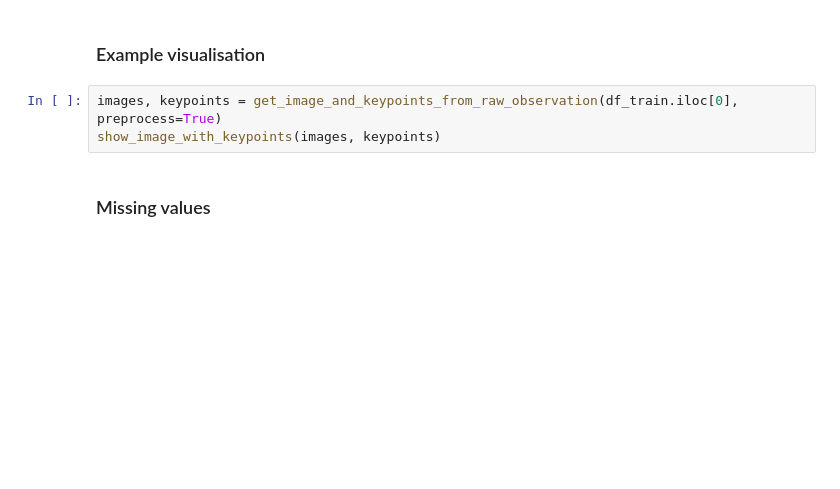
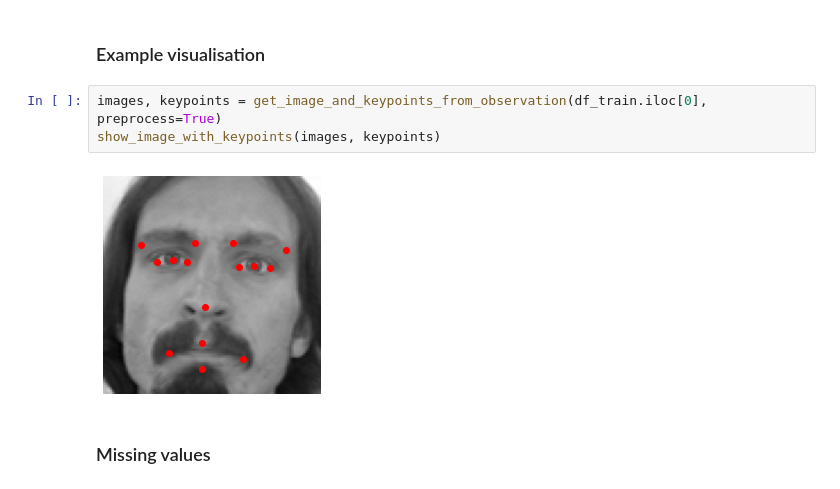
Before and after one commit to WJakubowsk/facial_keypoints_detection, a Jupyter notebook: notebooks/wiktor.ipynb, the cells around one changed output. Saved outputs shown, nothing was run; the diff lists cells and outputs as text; blank space fills up the shorter version.

```diff
--- a/notebooks/wiktor.ipynb
+++ b/notebooks/wiktor.ipynb
@@ -66,8 +80,10 @@ Columns and their types in df_train:
 # %% [markdown]
 ### Example visualisation
 # %%
-images, keypoints = get_image_and_keypoints_from_raw_observation(df_train.iloc[0], preprocess=True)
+images, keypoints = get_image_and_keypoints_from_observation(df_train.iloc[0], preprocess=True)
 show_image_with_keypoints(images, keypoints)
+# %% [output]
+[figure, added]
 # %% [markdown]
 ### Missing values
 # %%
```
Also changed, not shown: parts of 49 cells of this notebook.
